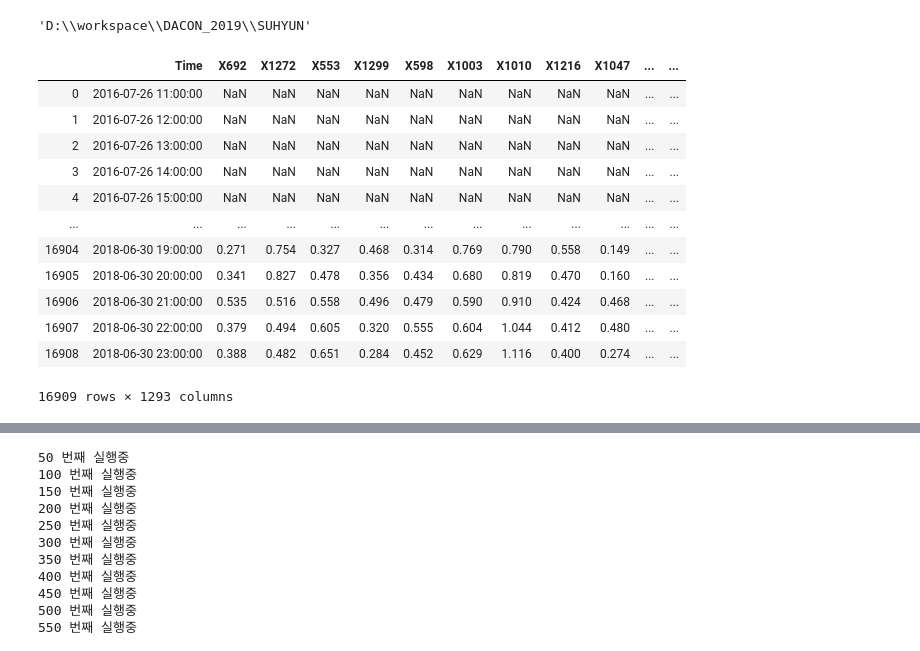
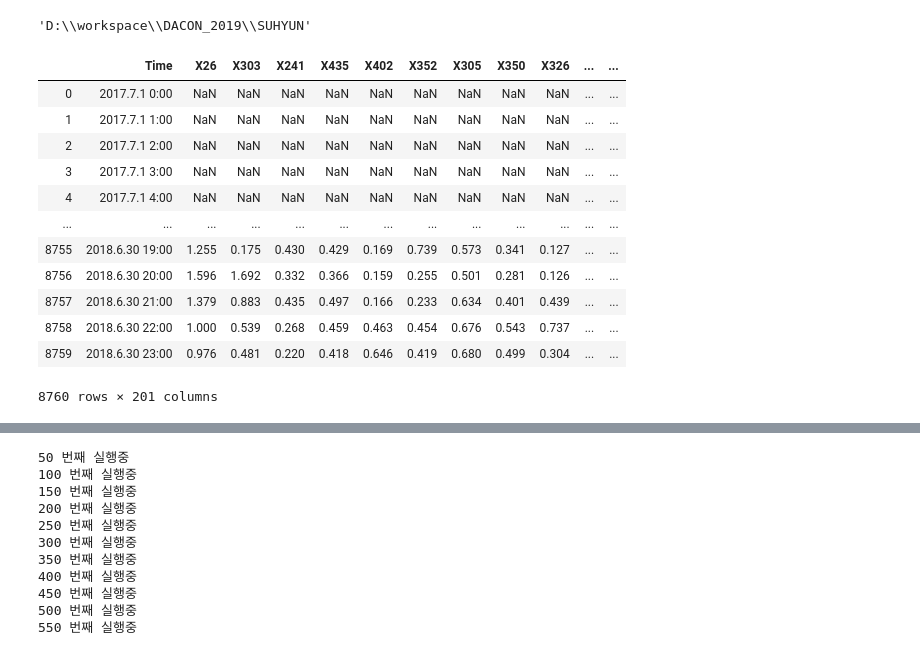
Before and after one commit to yagippi27/DACON_CONTEST_2019, a Jupyter notebook: SUHYUN/DACON_NA.ipynb, the cells around one changed output, grey strips where cells are left out. Drawn from its saved outputs; the diff is of its cells as text; code cells hidden in the pictures.

```diff
--- a/SUHYUN/DACON_NA.ipynb
+++ b/SUHYUN/DACON_NA.ipynb
@@ -15,17 +15,17 @@ os.chdir('D:\\workspace\\DACON_2019\\DACON_DATASET\\revise_dataset')
 # %%
-train2 = pd.read_csv('train_revise.csv')
-train2
+test = pd.read_csv('test.csv')
+test
 # %% [output]
-|  | Time | X692 | X1272 | X553 | X1299 | X598 | X1003 | X1010 | X1216 | X1047 | ... | ... |
-| 0 | 2016-07-26 11:00:00 | NaN | NaN | NaN | NaN | NaN | NaN | NaN | NaN | NaN | ... | ... |
-| 1 | 2016-07-26 12:00:00 | NaN | NaN | NaN | NaN | NaN | NaN | NaN | NaN | NaN | ... | ... |
-| 2 | 2016-07-26 13:00:00 | NaN | NaN | NaN | NaN | NaN | NaN | NaN | NaN | NaN | ... | ... |
-| 3 | 2016-07-26 14:00:00 | NaN | NaN | NaN | NaN | NaN | NaN | NaN | NaN | NaN | ... | ... |
-| 4 | 2016-07-26 15:00:00 | NaN | NaN | NaN | NaN | NaN | NaN | NaN | NaN | NaN | ... | ... |
+|  | Time | X26 | X303 | X241 | X435 | X402 | X352 | X305 | X350 | X326 | ... | ... |
+| 0 | 2017.7.1 0:00 | NaN | NaN | NaN | NaN | NaN | NaN | NaN | NaN | NaN | ... | ... |
+| 1 | 2017.7.1 1:00 | NaN | NaN | NaN | NaN | NaN | NaN | NaN | NaN | NaN | ... | ... |
+| 2 | 2017.7.1 2:00 | NaN | NaN | NaN | NaN | NaN | NaN | NaN | NaN | NaN | ... | ... |
+| 3 | 2017.7.1 3:00 | NaN | NaN | NaN | NaN | NaN | NaN | NaN | NaN | NaN | ... | ... |
+| 4 | 2017.7.1 4:00 | NaN | NaN | NaN | NaN | NaN | NaN | NaN | NaN | NaN | ... | ... |
 | ... | ... | ... | ... | ... | ... | ... | ... | ... | ... | ... | ... | ... |
-| 16904 | 2018-06-30 19:00:00 | 0.271 | 0.754 | 0.327 | 0.468 | 0.314 | 0.769 | 0.790 | 0.558 | 0.149 | ... | ... |
-| 16905 | 2018-06-30 20:00:00 | 0.341 | 0.827 | 0.478 | 0.356 | 0.434 | 0.680 | 0.819 | 0.470 | 0.160 | ... | ... |
-| 16906 | 2018-06-30 21:00:00 | 0.535 | 0.516 | 0.558 | 0.496 | 0.479 | 0.590 | 0.910 | 0.424 | 0.468 | ... | ... |
-| 16907 | 2018-06-30 22:00:00 | 0.379 | 0.494 | 0.605 | 0.320 | 0.555 | 0.604 | 1.044 | 0.412 | 0.480 | ... | ... |
-| 16908 | 2018-06-30 23:00:00 | 0.388 | 0.482 | 0.651 | 0.284 | 0.452 | 0.629 | 1.116 | 0.400 | 0.274 | ... | ... |
+| 8755 | 2018.6.30 19:00 | 1.255 | 0.175 | 0.430 | 0.429 | 0.169 | 0.739 | 0.573 | 0.341 | 0.127 | ... | ... |
+| 8756 | 2018.6.30 20:00 | 1.596 | 1.692 | 0.332 | 0.366 | 0.159 | 0.255 | 0.501 | 0.281 | 0.126 | ... | ... |
+| 8757 | 2018.6.30 21:00 | 1.379 | 0.883 | 0.435 | 0.497 | 0.166 | 0.233 | 0.634 | 0.401 | 0.439 | ... | ... |
+| 8758 | 2018.6.30 22:00 | 1.000 | 0.539 | 0.268 | 0.459 | 0.463 | 0.454 | 0.676 | 0.543 | 0.737 | ... | ... |
+| 8759 | 2018.6.30 23:00 | 0.976 | 0.481 | 0.220 | 0.418 | 0.646 | 0.419 | 0.680 | 0.499 | 0.304 | ... | ... |
-16909 rows × 1293 columns
+8760 rows × 201 columns
```
Also changed, not shown: parts of 23 cells of this notebook, 6 other files.
